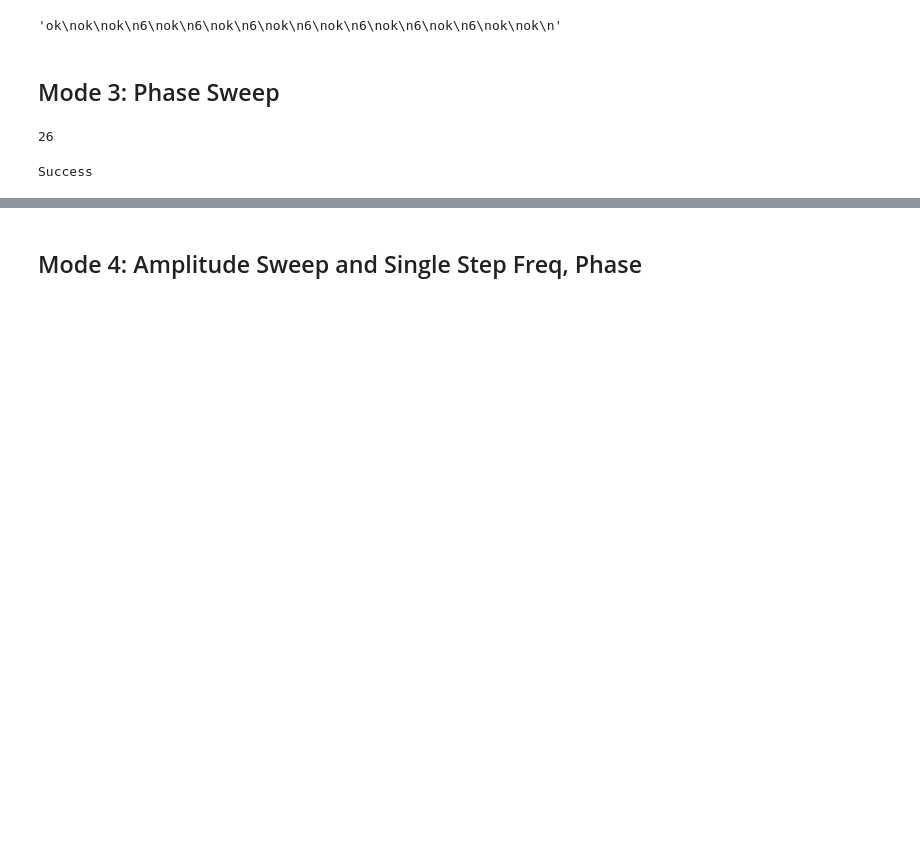
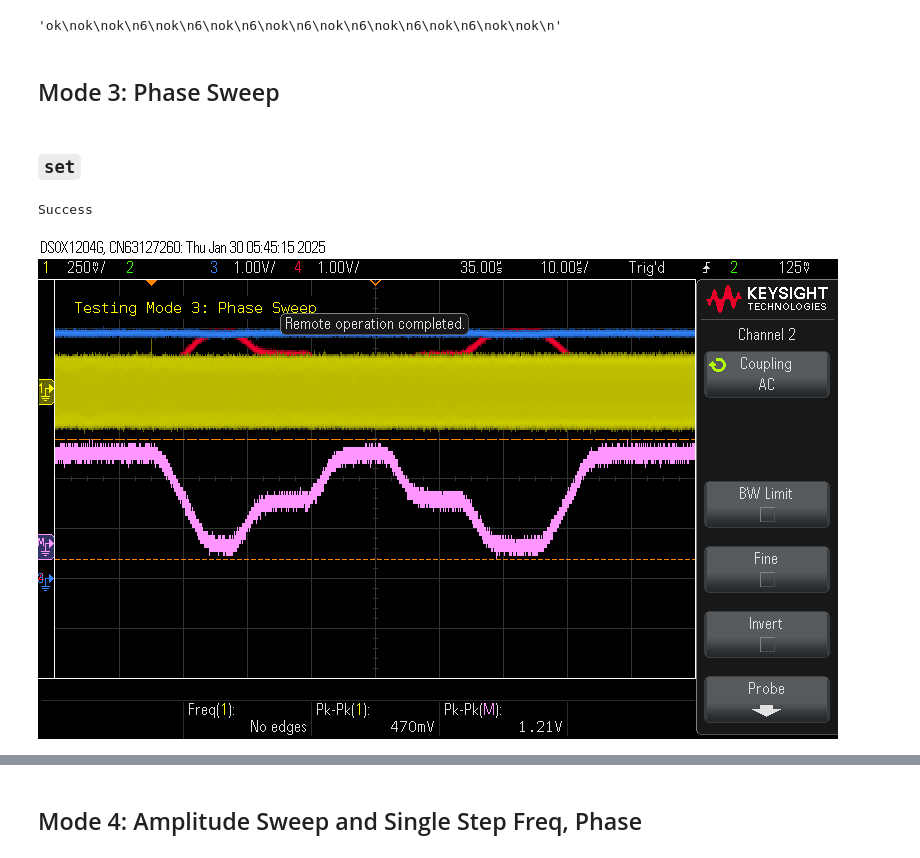
Before and after one commit to QTC-UMD/dds-sweeper, a Jupyter notebook: testing/tests.ipynb, the cells around one changed output, grey strips where cells are left out. Drawn from its saved outputs; the diff is of its cells as text; code cells hidden in the pictures; blank space fills up the shorter version.

```diff
--- a/testing/tests.ipynb
+++ b/testing/tests.ipynb
@@ -594,17 +778,19 @@ hwstart
 'ok\nok\nok\n6\nok\n6\nok\n6\nok\n6\nok\n6\nok\n6\nok\n6\nok\nok\n'
 # %% [markdown]
 ## Mode 3: Phase Sweep
-# %%
-my_instrument.write(':DISPlay:ANNotation:TEXT "Testing Mode 3: Phase Sweep"')
-my_instrument.write(':TIMebase:DELay 35.0E-06')
-my_instrument.write(':TIMebase:SCALe 10.0E-06')
-
-my_instrument.write(':FUNCtion:OFFSet +650E-03')
-my_instrument.write(':FUNCtion:SCALe +500E-03')
-# send('reset')
-# %% [output]
-26
+# %% [markdown]
+### `set`
 # %%
+my_instrument.write(':DISPlay:ANNotation:TEXT "Testing Mode 3: Phase Sweep"')
+my_instrument.write(':TIMebase:DELay 35.0E-06')
+my_instrument.write(':TIMebase:SCALe 10.0E-06')
+
+my_instrument.write(':FUNCtion:OFFSet +650E-03')
+my_instrument.write(':FUNCtion:SCALe +500E-03')
+send('reset')
+
+filename = 'mode3-phasesweep-test.png'
+
 t = 2000
 d = 0.2
 
@@ -614,31 +800,37 @@ setfreq 0 100000000
 setfreq 1 100000000
 setfreq 2 100000000
 setfreq 3 100000000
 setphase 0 0
 setphase 1 0
 setphase 2 0
 setphase 3 0
 mode 3 1
 setchannels 2
 set 0 0 0 0 0 0 {t}
 set 0 1 0 0 0 0 {t}
 set 0 2 0 0 0 0 {t}
 set 0 3 0 0 0 0 {t}
 set 0 4 0 0 0 0 {t}
 set 0 5 0 0 0 0 {t}
 set 1 0 0 180 {d} 1 {t}
 set 1 1 180 90 {d} 1 {t}
 set 1 2 90 0 {d} 1 {t}
 set 1 3 0 90 {d} 1 {t}
 set 1 4 90 180 {d} 1 {t}
 set 1 5 180 0 {d} 1 {t}
 set 4 6
 start
 """)
 
 assert send('numtriggers') == '6\n'
 print('Success')
+
+time.sleep(1)
 if SAVE_IMAGES == True:
-    my_instrument.save_screenshot('mode3-phasesweep-test.png')
+    my_instrument.save_screenshot(filename)
+
+if SHOW_IMAGES == True:
+    display(Image(filename))
 # %% [output]
 Success
+[figure, added]
```
Also changed, not shown: parts of 49 cells of this notebook.
